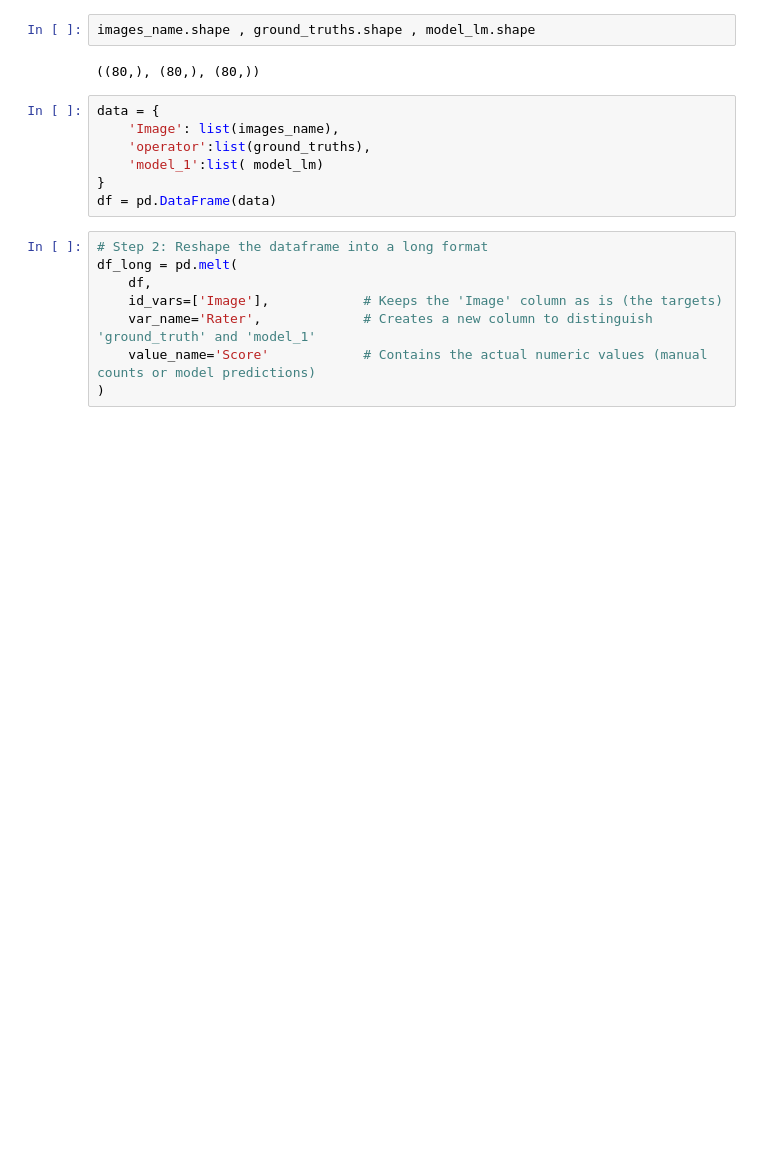
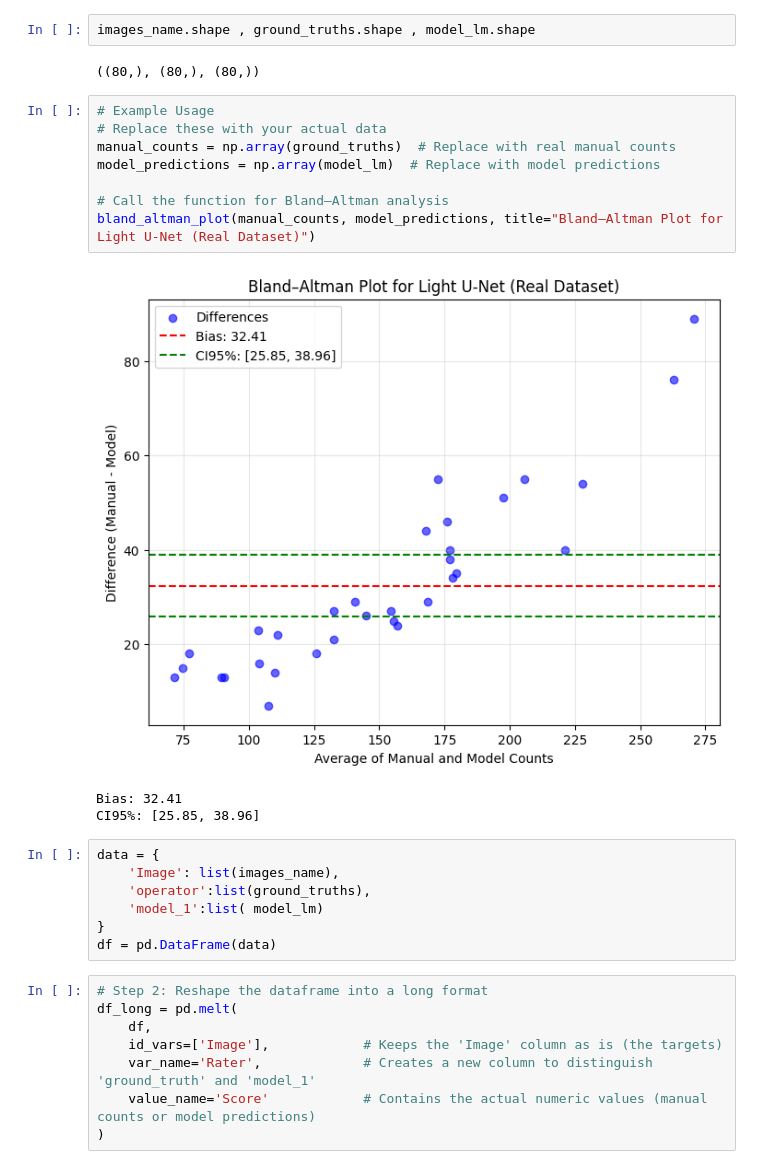
Before and after one commit to envai76/U-Net-vs-Light-U-Net, a Jupyter notebook: CCI_best_method.ipynb, the cells around one changed output. Saved outputs shown, nothing was run; the diff lists cells and outputs as text; blank space fills up the shorter version.

```diff
--- a/CCI_best_method.ipynb
+++ b/CCI_best_method.ipynb
@@ -67,6 +105,18 @@ model_lm =  data_local_maxima.iloc[1:,4].dropna()
 images_name.shape , ground_truths.shape , model_lm.shape
 # %% [output]
 ((80,), (80,), (80,))
+# %%
+# Example Usage
+# Replace these with your actual data
+manual_counts = np.array(ground_truths)  # Replace with real manual counts
+model_predictions = np.array(model_lm)  # Replace with model predictions
+
+# Call the function for Bland–Altman analysis
+bland_altman_plot(manual_counts, model_predictions, title="Bland–Altman Plot for Light U-Net (Real Dataset)")
+# %% [output]
+[figure, added]
+Bias: 32.41
+CI95%: [25.85, 38.96]
 # %%
 data = {
     'Image': list(images_name),
```
Also changed, not shown: parts of 5 cells of this notebook, 2 other files.
